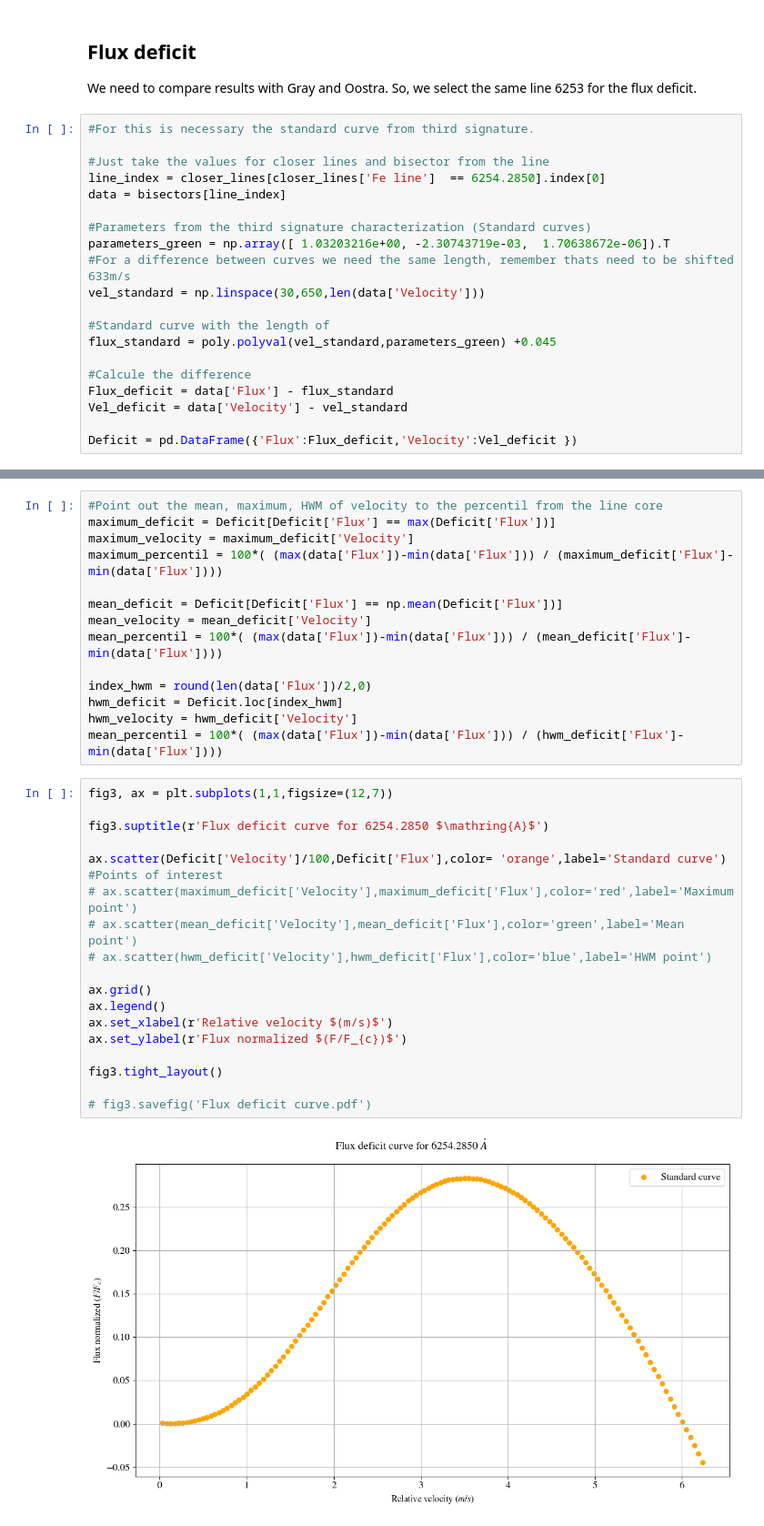
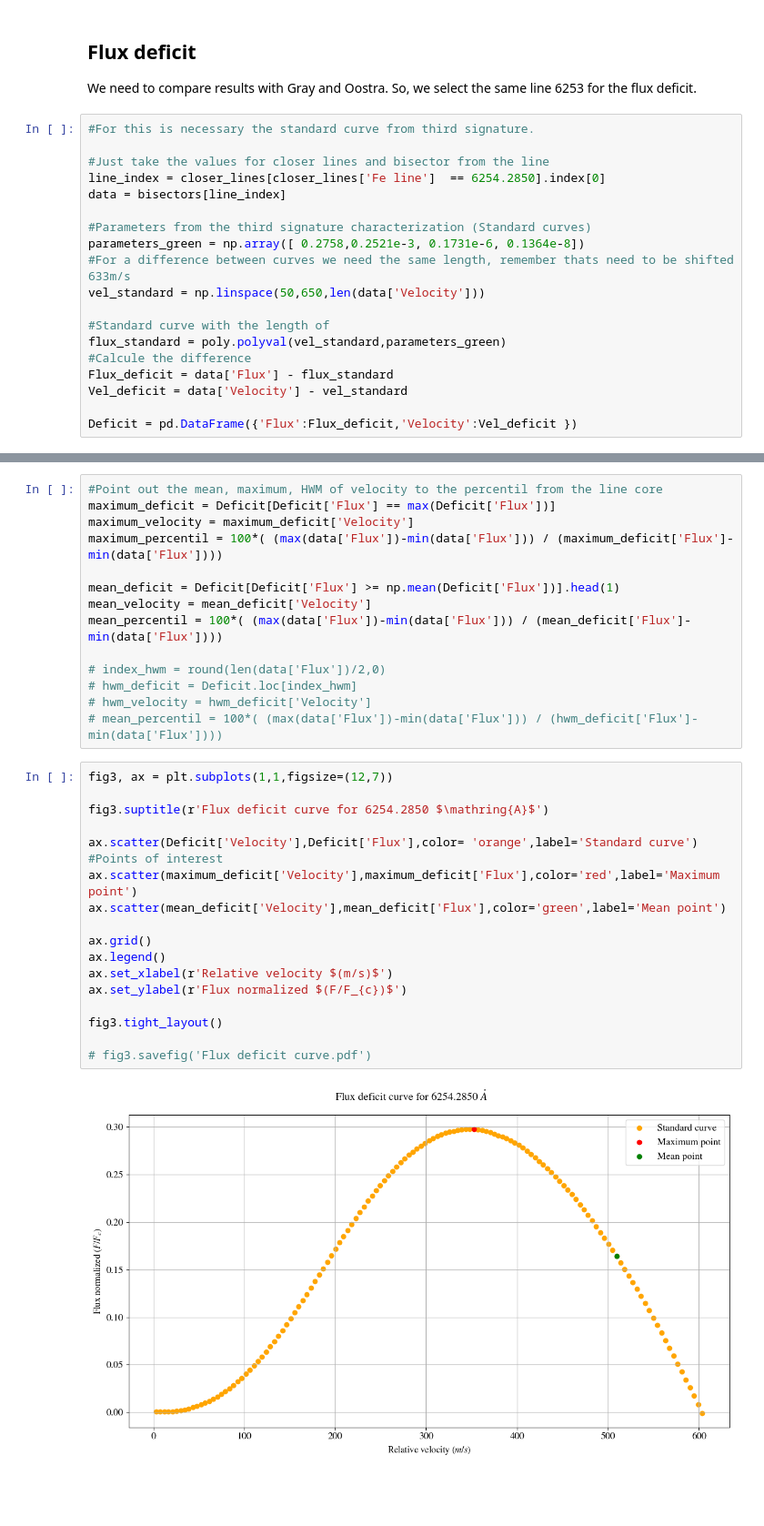
Before and after one commit to ccuellarn/Measurement-and-Characterization-of-Granulation-Patterns-in-the-IAG-Solar-Flux-Spectrum, a Jupyter notebook: Project/Characterization/Second signature/Flux deficit.ipynb, the cells around one changed output, grey strips where cells are left out. Shown at 91% size. Drawn from its saved outputs; the diff is of its cells as text; blank space fills up the shorter version.

```diff
--- a/Project/Characterization/Second signature/Flux deficit.ipynb
+++ b/Project/Characterization/Second signature/Flux deficit.ipynb
@@ -182,13 +182,12 @@ line_index = closer_lines[closer_lines['Fe line']  == 6254.2850].index[0]
 data = bisectors[line_index]
 
 #Parameters from the third signature characterization (Standard curves)
-parameters_green = np.array([ 1.03203216e+00, -2.30743719e-03,  1.70638672e-06]).T
+parameters_green = np.array([ 0.2758,0.2521e-3, 0.1731e-6, 0.1364e-8])
 #For a difference between curves we need the same length, remember thats need to be shifted 633m/s
-vel_standard = np.linspace(30,650,len(data['Velocity']))
+vel_standard = np.linspace(50,650,len(data['Velocity']))
 
 #Standard curve with the length of
-flux_standard = poly.polyval(vel_standard,parameters_green) +0.045
-
+flux_standard = poly.polyval(vel_standard,parameters_green)
 #Calcule the difference
 Flux_deficit = data['Flux'] - flux_standard
 Vel_deficit = data['Velocity'] - vel_standard
@@ -228,32 +227,31 @@ maximum_deficit = Deficit[Deficit['Flux'] == max(Deficit['Flux'])]
 maximum_velocity = maximum_deficit['Velocity']
 maximum_percentil = 100*( (max(data['Flux'])-min(data['Flux'])) / (maximum_deficit['Flux']-min(data['Flux'])))
 
-mean_deficit = Deficit[Deficit['Flux'] == np.mean(Deficit['Flux'])]
+mean_deficit = Deficit[Deficit['Flux'] >= np.mean(Deficit['Flux'])].head(1)
 mean_velocity = mean_deficit['Velocity']
 mean_percentil = 100*( (max(data['Flux'])-min(data['Flux'])) / (mean_deficit['Flux']-min(data['Flux'])))
 
-index_hwm = round(len(data['Flux'])/2,0)
-hwm_deficit = Deficit.loc[index_hwm]
-hwm_velocity = hwm_deficit['Velocity']
-mean_percentil = 100*( (max(data['Flux'])-min(data['Flux'])) / (hwm_deficit['Flux']-min(data['Flux'])))
+# index_hwm = round(len(data['Flux'])/2,0)
+# hwm_deficit = Deficit.loc[index_hwm]
+# hwm_velocity = hwm_deficit['Velocity']
+# mean_percentil = 100*( (max(data['Flux'])-min(data['Flux'])) / (hwm_deficit['Flux']-min(data['Flux'])))
 # %%
 fig3, ax = plt.subplots(1,1,figsize=(12,7))
 
 fig3.suptitle(r'Flux deficit curve for 6254.2850 $\mathring{A}$')
 
-ax.scatter(Deficit['Velocity']/100,Deficit['Flux'],color= 'orange',label='Standard curve')
+ax.scatter(Deficit['Velocity'],Deficit['Flux'],color= 'orange',label='Standard curve')
 #Points of interest
-# ax.scatter(maximum_deficit['Velocity'],maximum_deficit['Flux'],color='red',label='Maximum point')
-# ax.scatter(mean_deficit['Velocity'],mean_deficit['Flux'],color='green',label='Mean point')
-# ax.scatter(hwm_deficit['Velocity'],hwm_deficit['Flux'],color='blue',label='HWM point')
+ax.scatter(maximum_deficit['Velocity'],maximum_deficit['Flux'],color='red',label='Maximum point')
+ax.scatter(mean_deficit['Velocity'],mean_deficit['Flux'],color='green',label='Mean point')
 
 ax.grid()
 ax.legend()
 ax.set_xlabel(r'Relative velocity $(m/s)$')
 ax.set_ylabel(r'Flux normalized $(F/F_{c})$')
 
 fig3.tight_layout()
 
 # fig3.savefig('Flux deficit curve.pdf')
 # %% [output]
-[figure, old version]
+[figure, new version]
```
Also changed, not shown: parts of 1 cell of this notebook, 1 other file.
